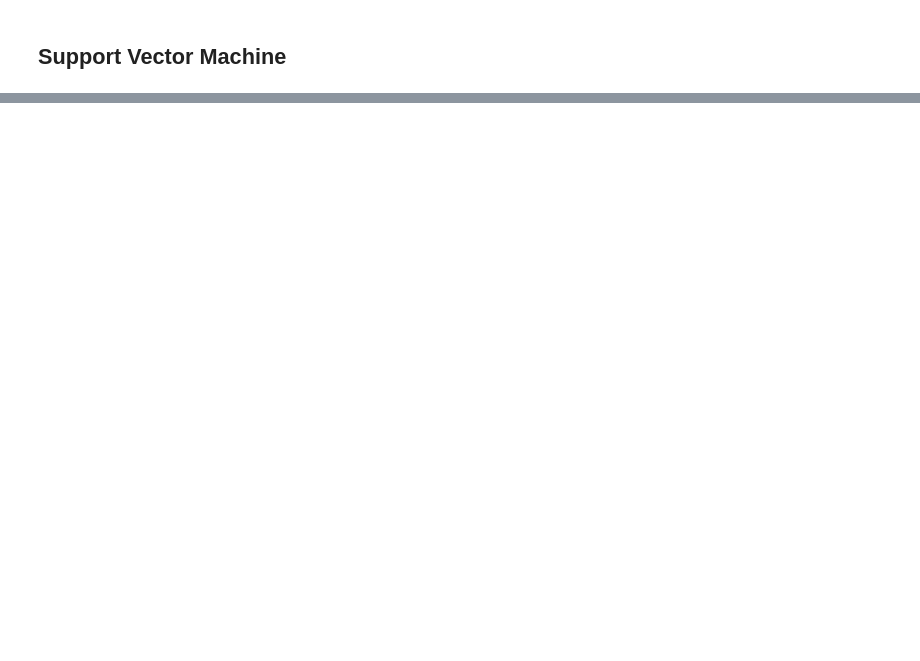
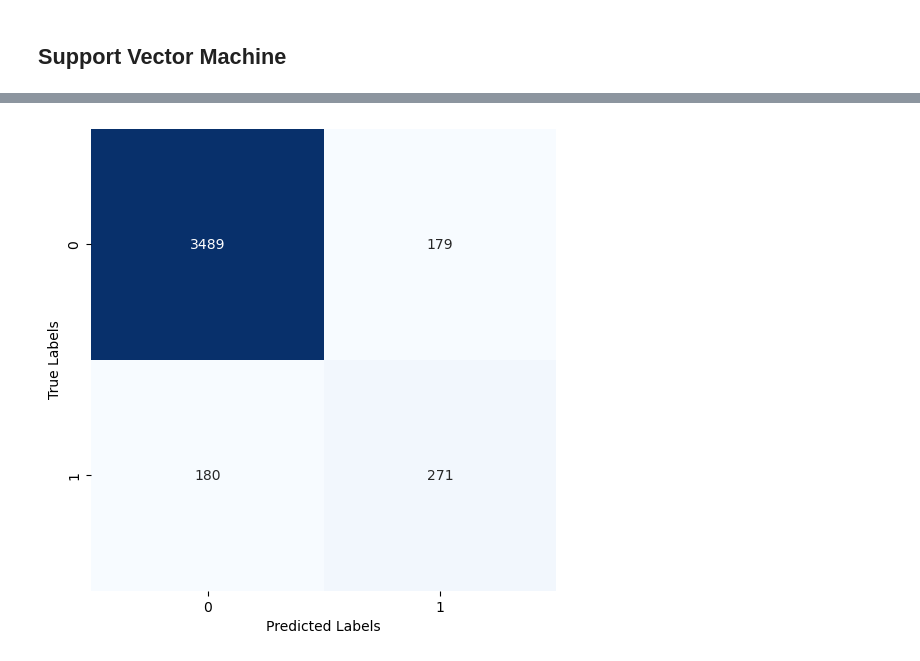
Before and after one commit to mastirt/H8_5_Batch, a Jupyter notebook: Assignment Python/PYTN_Assgn_3_5_Mahesa Tirta Panjalu.ipynb, the cells around one changed output, grey strips where cells are left out. Saved outputs shown, nothing was run; the diff lists cells and outputs as text; code cells hidden in the pictures; blank space fills up the shorter version.

```diff
--- a/Assignment Python/PYTN_Assgn_3_5_Mahesa Tirta Panjalu.ipynb
+++ b/Assignment Python/PYTN_Assgn_3_5_Mahesa Tirta Panjalu.ipynb
@@ -861,0 +1304,4 @@ weighted avg       0.79      0.89      0.84      4119
+# %%
+# Melakukan prediksi pada variabel training dan testing
+y_tre =  model_tree.predict(X)
+y_tree_pred = model_tree.predict(X_test)
@@ -861,0 +1324,10 @@ weighted avg       0.79      0.89      0.84      4119
+# %%
+# Buat matriks konfusi dari hasil prediksi testing model machine learning
+cm = confusion_matrix(y_test, y_tree_pred)
+plt.figure(figsize=(6, 6))
+sns.heatmap(cm, annot=True, fmt='d', cmap='Blues', cbar=False)
+plt.xlabel('Predicted Labels')
+plt.ylabel('True Labels')
+plt.show()
+# %% [output]
+[figure, added]
```
Also changed, not shown: parts of 115 cells of this notebook.
